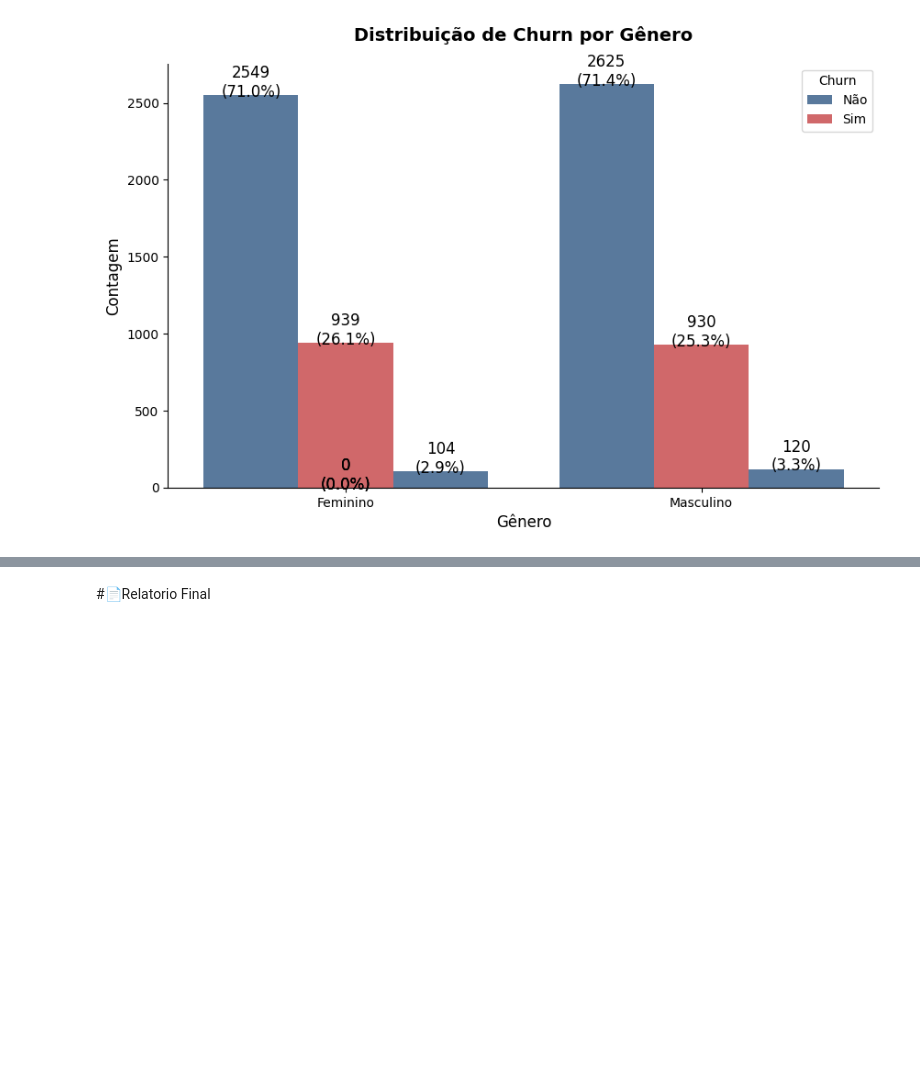
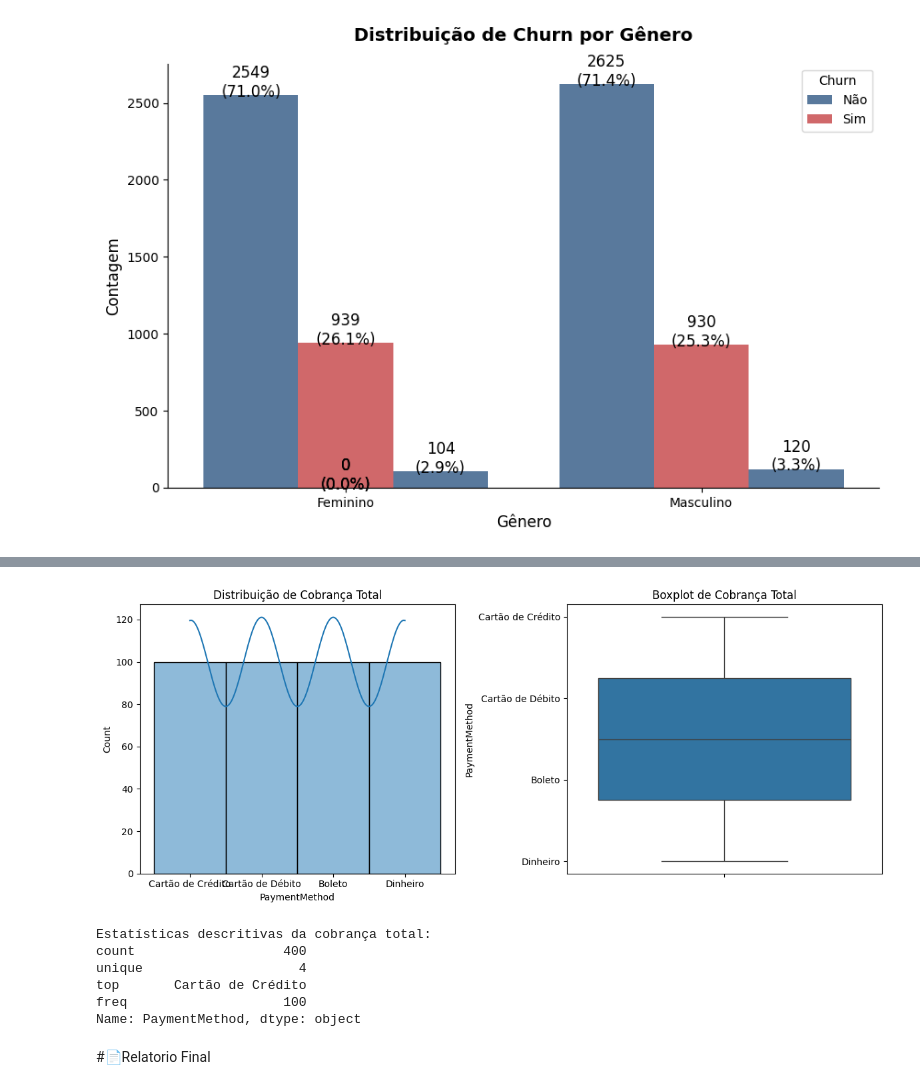
Before and after one commit to Cristina225/AluraStoreBr-4-.ipynb, a Jupyter notebook: TelecomX_BR.ipynb, the cells around one changed output, grey strips where cells are left out. Saved outputs shown, nothing was run; the diff lists cells and outputs as text; code cells hidden in the pictures; blank space fills up the shorter version.

```diff
--- a/TelecomX_BR.ipynb
+++ b/TelecomX_BR.ipynb
@@ -390,2 +442,26 @@ plt.show()
+# %%
+plt.figure(figsize=(12, 5))
+plt.subplot(1, 2, 1)
+sns.histplot(df['PaymentMethod'], kde=True)
+plt.title('Distribuição de Cobrança Total')
+
+colors = ['#4e79a7', '#e15759']
+
+plt.subplot(1, 2, 2)
+sns.boxplot(y='PaymentMethod', data=df)
+plt.title('Boxplot de Cobrança Total')
+plt.tight_layout()
+plt.show()
+
+print("\nEstatísticas descritivas da cobrança total:")
+print(df['PaymentMethod'].describe())
+# %% [output]
+[figure, added]
+Estatísticas descritivas da cobrança total:
+count                   400
+unique                    4
+top       Cartão de Crédito
+freq                    100
+Name: PaymentMethod, dtype: object
 # %% [markdown]
 #📄Relatorio Final
```
Also changed, not shown: parts of 1 cell of this notebook.
